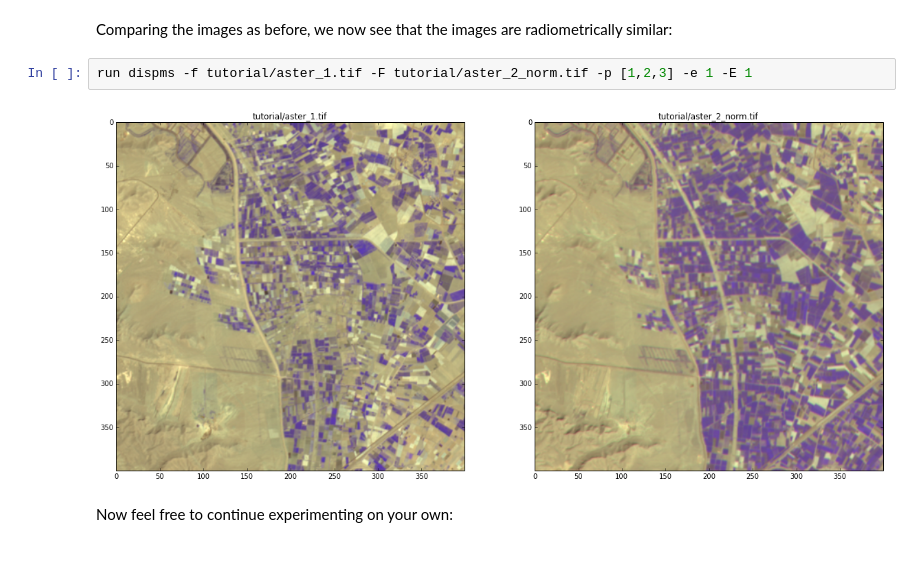
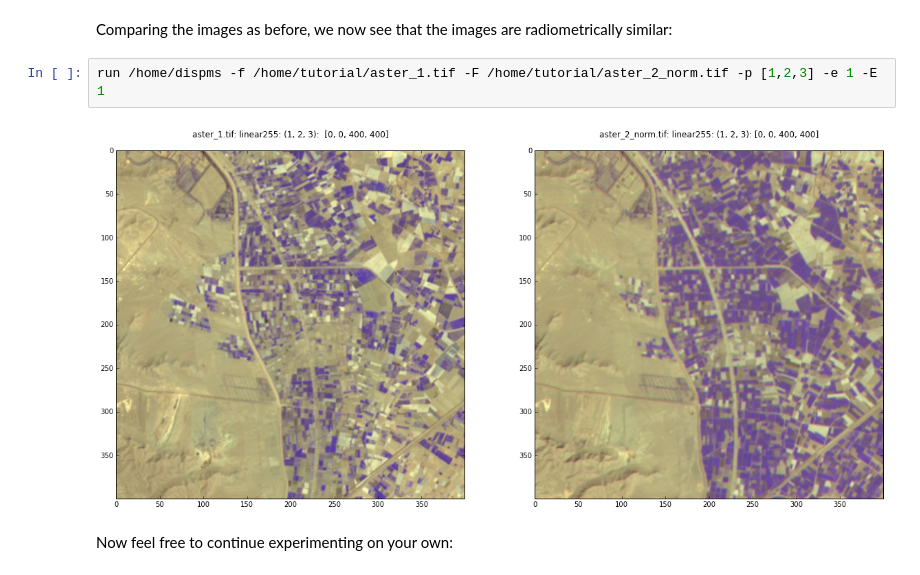
Before and after one commit to mortcanty/CRCDocker, a Jupyter notebook: src/tutorial/tutorial.ipynb, the cells around one changed output. Cells and saved outputs as stored; diff of their text form.

Commit message:
Modified home directory from crc to home

```diff
--- a/src/tutorial/tutorial.ipynb
+++ b/src/tutorial/tutorial.ipynb
@@ -167,8 +166,8 @@ elapsed time: 0.369906187057
 # %% [markdown]
 Comparing the images as before, we now see that the images are radiometrically similar:
 # %%
-run dispms -f tutorial/aster_1.tif -F tutorial/aster_2_norm.tif -p [1,2,3] -e 1 -E 1
+run /home/dispms -f /home/tutorial/aster_1.tif -F /home/tutorial/aster_2_norm.tif -p [1,2,3] -e 1 -E 1
 # %% [output]
-[figure, old version]
+[figure, new version]
 # %% [markdown]
 Now feel free to continue experimenting on your own:
```
Also changed, not shown: parts of 15 cells of this notebook, 5 other files.
